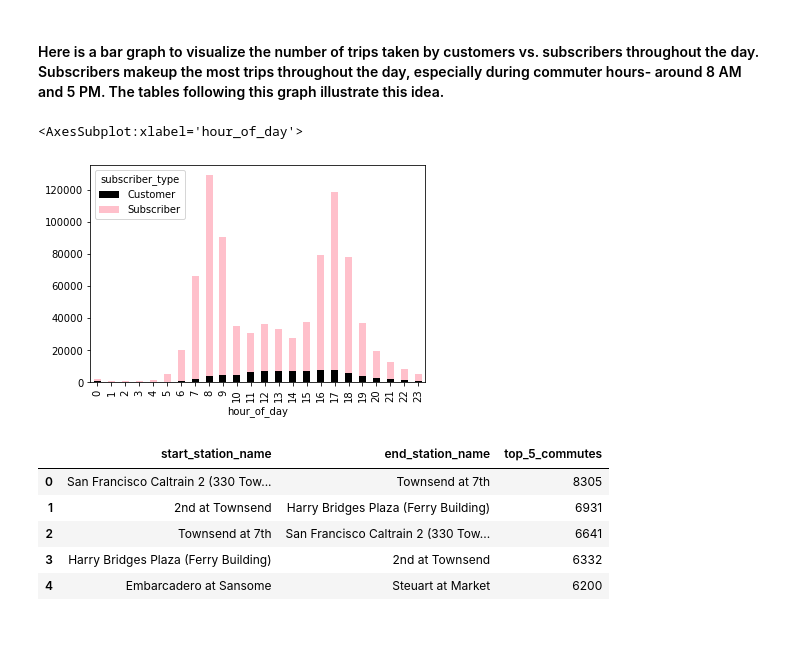
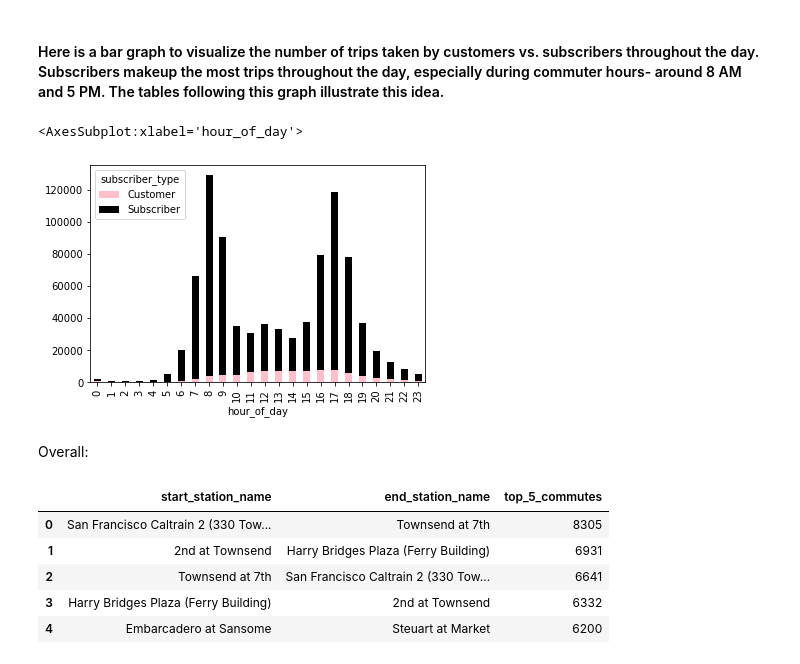
Before and after one commit to kt-cason/Katherine_CasonREPO, a Jupyter notebook: Project_1.ipynb, the cells around one changed output. Drawn from its saved outputs; the diff is of its cells as text; code cells hidden in the pictures; blank space fills up the shorter version.

```diff
--- a/Project_1.ipynb
+++ b/Project_1.ipynb
@@ -82,10 +90,12 @@ pop_morning_trips
 # %%
 customerVSsubscriber_for_plot = customerVSsubscriber.pivot(index= 'hour_of_day', columns = 'subscriber_type', values = 'count_trips_taken')
 # %%
-customerVSsubscriber_for_plot.plot.bar(stacked = True, color = {'Customer': 'black', 'Subscriber': 'pink'})
+customerVSsubscriber_for_plot.plot.bar(stacked = True, color = {'Customer': 'pink', 'Subscriber': 'black'})
 # %% [output]
 <AxesSubplot:xlabel='hour_of_day'>
-[figure, old version]
+[figure, new version]
+# %% [markdown]
+Overall:
 # %%
 most_popular_trips_subscribers
 # %% [output]
```
Also changed, not shown: parts of 36 cells of this notebook, 1 other file.
